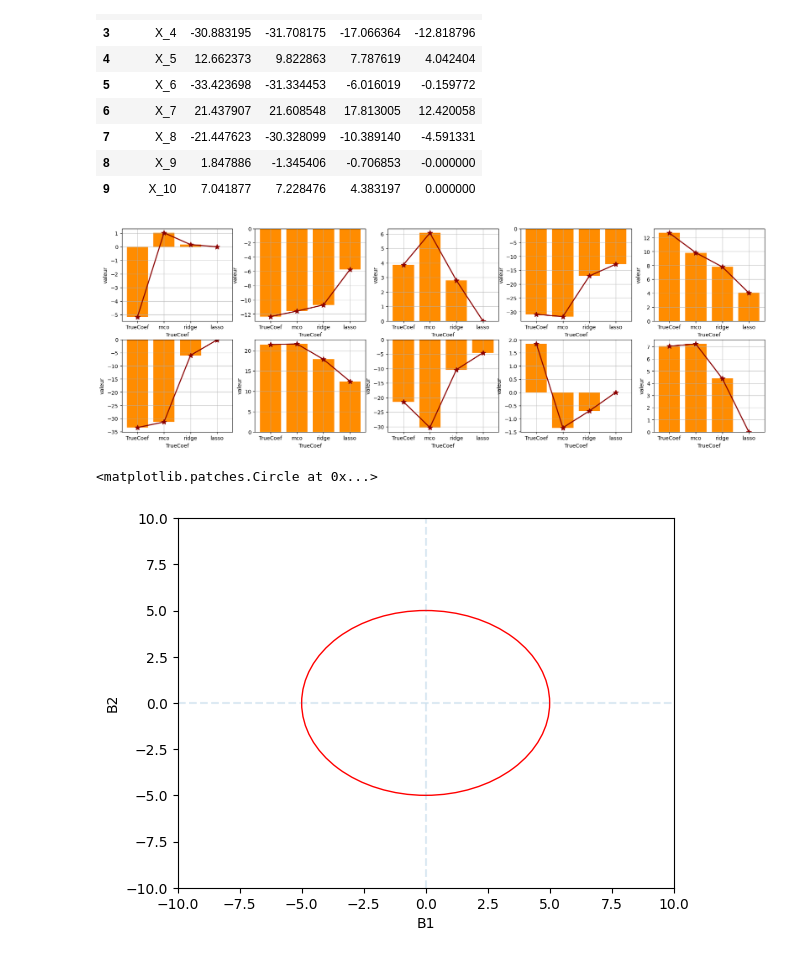
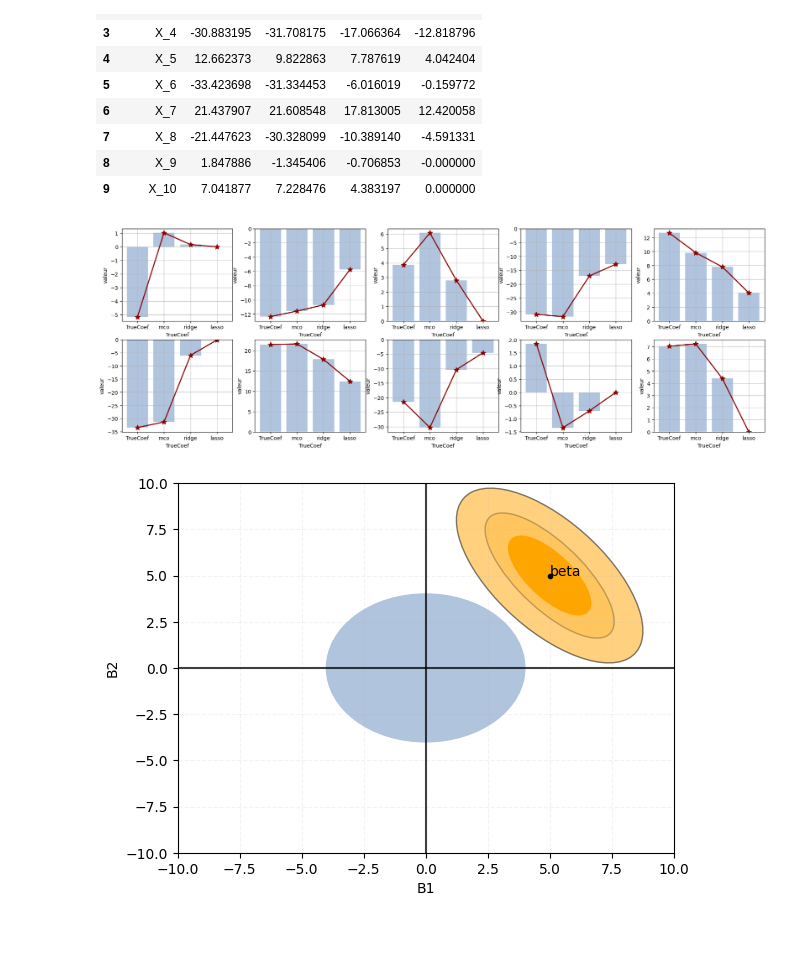
Before and after one commit to beng-one/Simulation-Ridge-Lasso-SRL, a Jupyter notebook: Simulation.ipynb, the cells around one changed output. Cells and saved outputs as stored; diff of their text form; code cells hidden in the pictures.

```diff
--- a/Simulation.ipynb
+++ b/Simulation.ipynb
@@ -822,36 +823,53 @@ df_barplot
 | 8 | X_9 | 1.847886 | -1.345406 | -0.706853 | -0.000000 |
 | 9 | X_10 | 7.041877 | 7.228476 | 4.383197 | 0.000000 |
 # %%
+import matplotlib.pyplot as plt
 fig, ax = plt.subplots(nrows=2, ncols=5, figsize=(22, 7))
-#fig, ax = plt.subplots(layout='constrained')
 axs = ax.flatten()
 
 for i, estimators in enumerate(df_barplot['Variables']):
     estimators_names = list(df_barplot.columns[1:])
     estimators_values = df_barplot.loc[df_barplot['Variables'].isin([estimators]),estimators_names].values[0]
-    axs[i].bar(estimators_names, estimators_values, color = 'darkorange', align='center',  capsize=10) # yerr=error_estimators, color = 'grey'
+    axs[i].bar(estimators_names, estimators_values, color = 'lightsteelblue', align='center',  capsize=10) # yerr=error_estimators, color = 'grey'
     axs[i].plot(estimators_names, estimators_values, color='darkred', marker='*', linewidth=2, ms=10)
     axs[i].set_xlabel(f'{estimators_names[0]}')
     axs[i].set_ylabel(f"valeur")
     axs[i].grid(True)
 plt.show()
 # %% [output]
-[figure, old version]
+[figure, new version]
 # %%
-from matplotlib.patches import Ellipse
-
+from matplotlib.patches import Ellipse, Circle
+import matplotlib.pyplot as plt
 
 fig, ax = plt.subplots()
 
+coord = [5,5]
+angle_params = 125 # 47
+
+Ellipse3 = Ellipse(xy=(coord[0], coord[1]), width=11, height=5, angle=angle_params, fill=True, fc='orange', ec='black', alpha=0.50)
+ax.add_patch(Ellipse3)
+
+Ellipse2 = Ellipse(xy=(coord[0], coord[1]), width=8, height=3, angle=angle_params, fill=True, fc='orange', ec='black', alpha=0.25)
+ax.add_patch(Ellipse2)
+
+Ellipse1 = Ellipse(xy=(coord[0], coord[1]), width=5, height=2, angle=angle_params, fill=True, fc='orange', ec='orange', alpha=1)
+ax.add_patch(Ellipse1)
+
+circle_cy = [0,0]
+Circle1 = Circle(xy=(circle_cy[0],circle_cy[1]), radius=4, color="lightsteelblue")
+ax.add_patch(Circle1)
+
 plt.xlim([-10,10])
 plt.ylim([-10,10])
-plt.vlines(0,ymin=-10, ymax=10, alpha =0.15, linestyle='--')
-plt.hlines(0,xmin=-10, xmax=10, alpha =0.15, linestyle='--')
+plt.vlines(0,ymin=-10, ymax=10, alpha =0.75, linestyle='-', color='black')
+plt.hlines(0,xmin=-10, xmax=10, alpha =0.75, linestyle='-', color='black')
 plt.xlabel("B1")
 plt.ylabel("B2")
 
-circle1 = plt.Circle((0, 0), 5, color='r', fill=False)
-ax.add_patch(circle1)
+plt.plot(coord[0],coord[1], 'k.')
+plt.text(coord[0],coord[1], "beta")
+plt.grid(True, alpha=0.15, linestyle='--')
+plt.show()
 # %% [output]
-<matplotlib.patches.Circle at 0x...>
-[figure, old version]
+[figure, new version]
```
Also changed, not shown: parts of 9 cells of this notebook, 5 other files.
